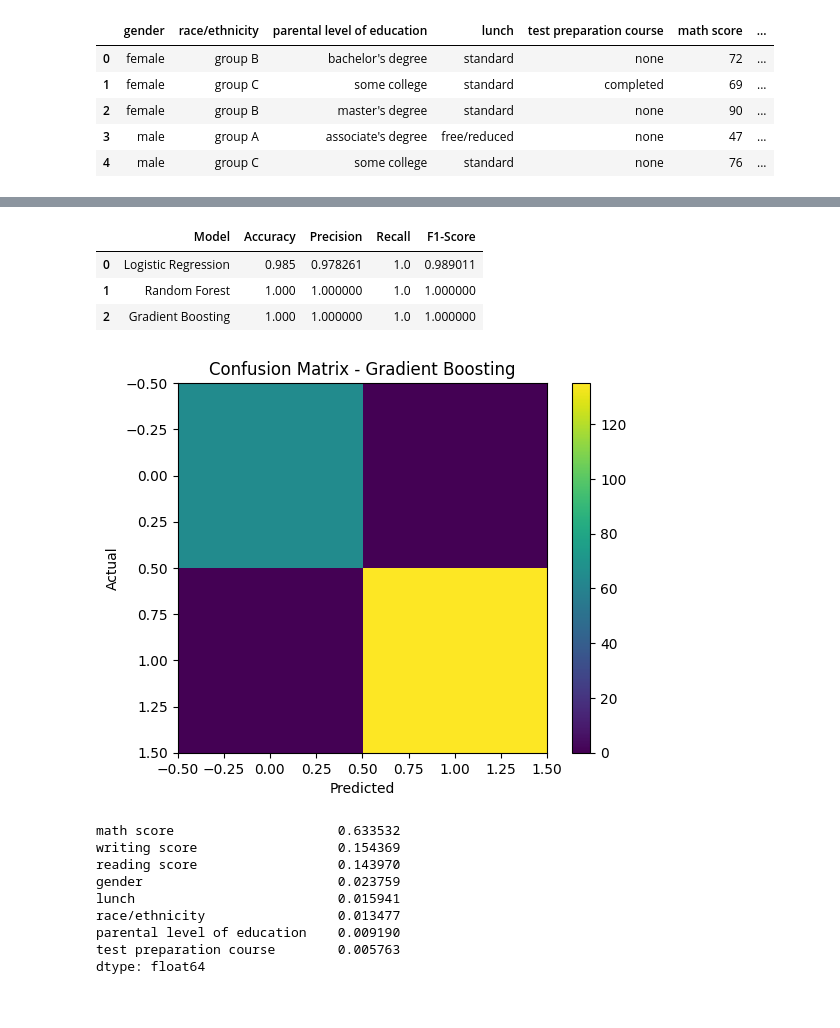
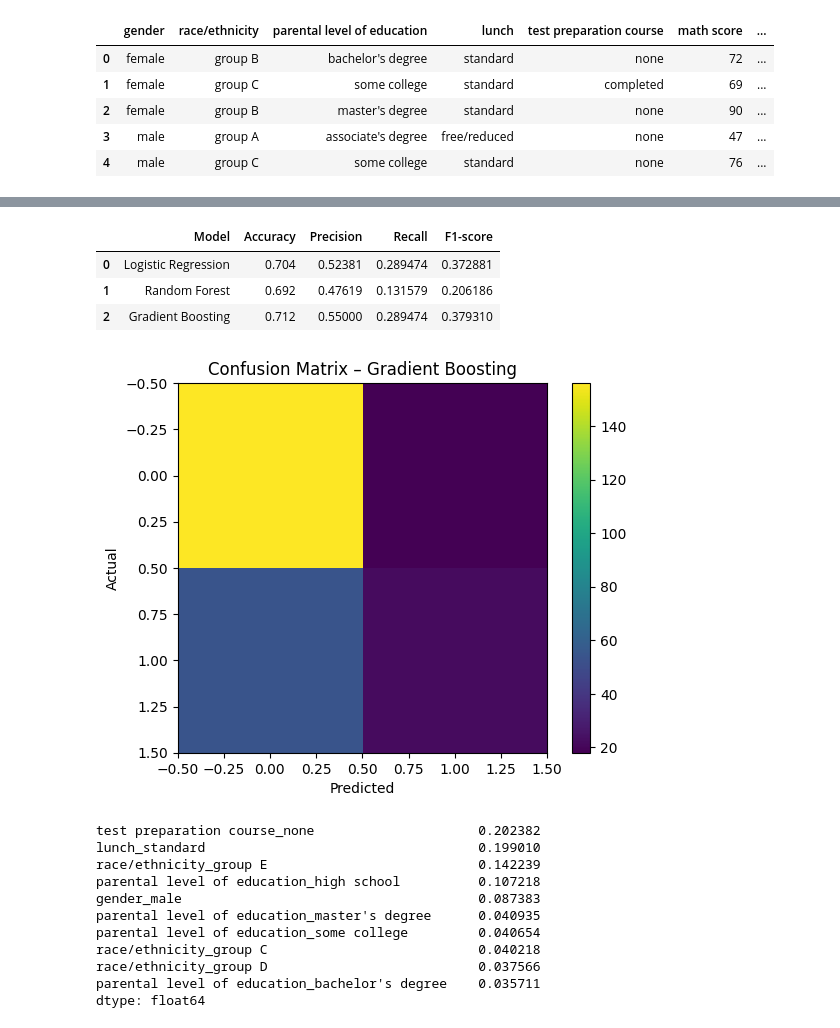
Before and after one commit to niranjan-74088/student_performance_prediction, a Jupyter notebook: student_performance_prediction.ipynb, the cells around one changed output, grey strips where cells are left out. Drawn from its saved outputs; the diff is of its cells as text; code cells hidden in the pictures.

Commit message:
Initial commit: project structure and baseline models

```diff
--- a/student_performance_prediction.ipynb
+++ b/student_performance_prediction.ipynb
@@ -81,7 +60,7 @@ y = df['performance']
 # %%
 X_train, X_test, y_train, y_test = train_test_split(
     X, y,
-    test_size=0.2,
+    test_size=0.25,
     random_state=42,
     stratify=y
 )
@@ -89,3 +68,8 @@ X_train, X_test, y_train, y_test = train_test_split(
 scaler = StandardScaler()
 X_train_scaled = scaler.fit_transform(X_train)
 X_test_scaled = scaler.transform(X_test)
+
+lr = LogisticRegression(C=0.5, max_iter=1000)
+lr.fit(X_train_scaled, y_train)
+
+y_pred_lr = lr.predict(X_test_scaled)
@@ -110,11 +76,10 @@ weighted avg       0.99      0.98      0.98       200
 # %%
 rf = RandomForestClassifier(
     n_estimators=200,
+    max_depth=6,
+    min_samples_leaf=5,
     random_state=42
 )
 rf.fit(X_train, y_train)
 
 y_pred_rf = rf.predict(X_test)
-
-print("Random Forest Results")
-print(classification_report(y_test, y_pred_rf))
@@ -132,11 +87,9 @@ weighted avg       1.00      1.00      1.00       200
 gb = GradientBoostingClassifier(
     n_estimators=200,
     learning_rate=0.05,
+    max_depth=3,
     random_state=42
 )
 gb.fit(X_train, y_train)
 
 y_pred_gb = gb.predict(X_test)
-
-print("Gradient Boosting Results")
-print(classification_report(y_test, y_pred_gb))
@@ -168,7 +111,7 @@ results = pd.DataFrame({
         recall_score(y_test, y_pred_rf),
         recall_score(y_test, y_pred_gb)
     ],
-    "F1-Score": [
+    "F1-score": [
         f1_score(y_test, y_pred_lr),
         f1_score(y_test, y_pred_rf),
         f1_score(y_test, y_pred_gb)
@@ -177,35 +120,39 @@ results = pd.DataFrame({
 
 results
 # %% [output]
-|  | Model | Accuracy | Precision | Recall | F1-Score |
-| 0 | Logistic Regression | 0.985 | 0.978261 | 1.0 | 0.989011 |
-| 1 | Random Forest | 1.000 | 1.000000 | 1.0 | 1.000000 |
-| 2 | Gradient Boosting | 1.000 | 1.000000 | 1.0 | 1.000000 |
+|  | Model | Accuracy | Precision | Recall | F1-score |
+| 0 | Logistic Regression | 0.704 | 0.52381 | 0.289474 | 0.372881 |
+| 1 | Random Forest | 0.692 | 0.47619 | 0.131579 | 0.206186 |
+| 2 | Gradient Boosting | 0.712 | 0.55000 | 0.289474 | 0.379310 |
 # %%
+from sklearn.metrics import confusion_matrix
+
 cm = confusion_matrix(y_test, y_pred_gb)
 
 plt.figure()
 plt.imshow(cm)
-plt.title("Confusion Matrix - Gradient Boosting")
+plt.title("Confusion Matrix – Gradient Boosting")
 plt.colorbar()
 plt.xlabel("Predicted")
 plt.ylabel("Actual")
 plt.show()
 # %% [output]
-[figure, old version]
+[figure, new version]
 # %%
 importances = rf.feature_importances_
-feature_names = X.columns
+features = X.columns
 
-fi = pd.Series(importances, index=feature_names).sort_values(ascending=False)
+fi = pd.Series(importances, index=features).sort_values(ascending=False)
 fi.head(10)
 # %% [output]
-math score                     0.633532
-writing score                  0.154369
-reading score                  0.143970
-gender                         0.023759
-lunch                          0.015941
-race/ethnicity                 0.013477
-parental level of education    0.009190
-test preparation course        0.005763
+test preparation course_none                     0.202382
+lunch_standard                                   0.199010
+race/ethnicity_group E                           0.142239
+parental level of education_high school          0.107218
+gender_male                                      0.087383
+parental level of education_master's degree      0.040935
+parental level of education_some college         0.040654
+race/ethnicity_group C                           0.040218
+race/ethnicity_group D                           0.037566
+parental level of education_bachelor's degree    0.035711
 dtype: float64
```
Also changed, not shown: parts of 12 cells of this notebook.
